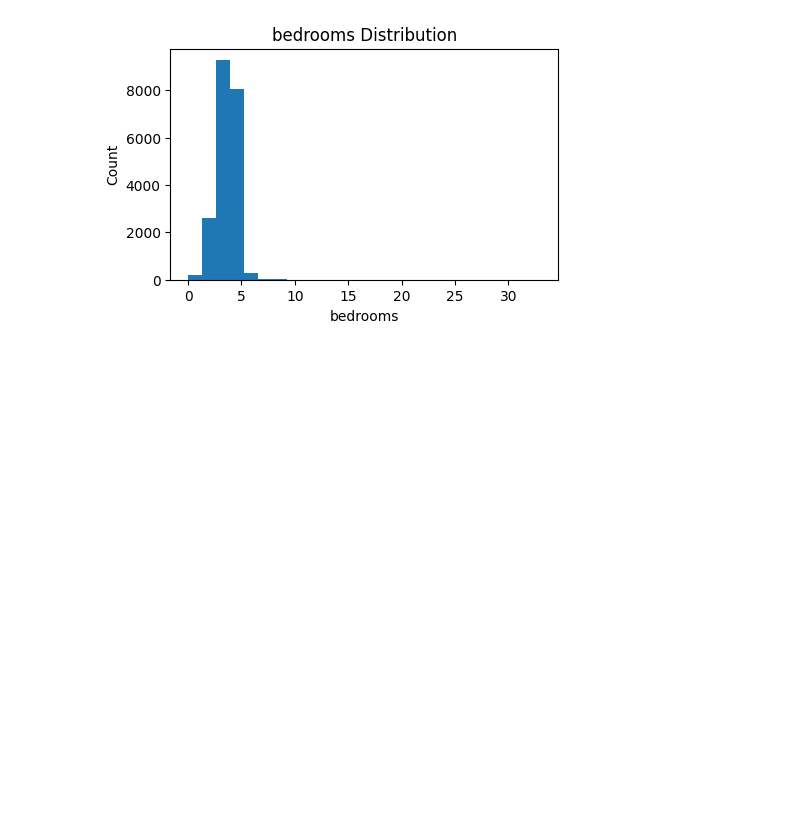
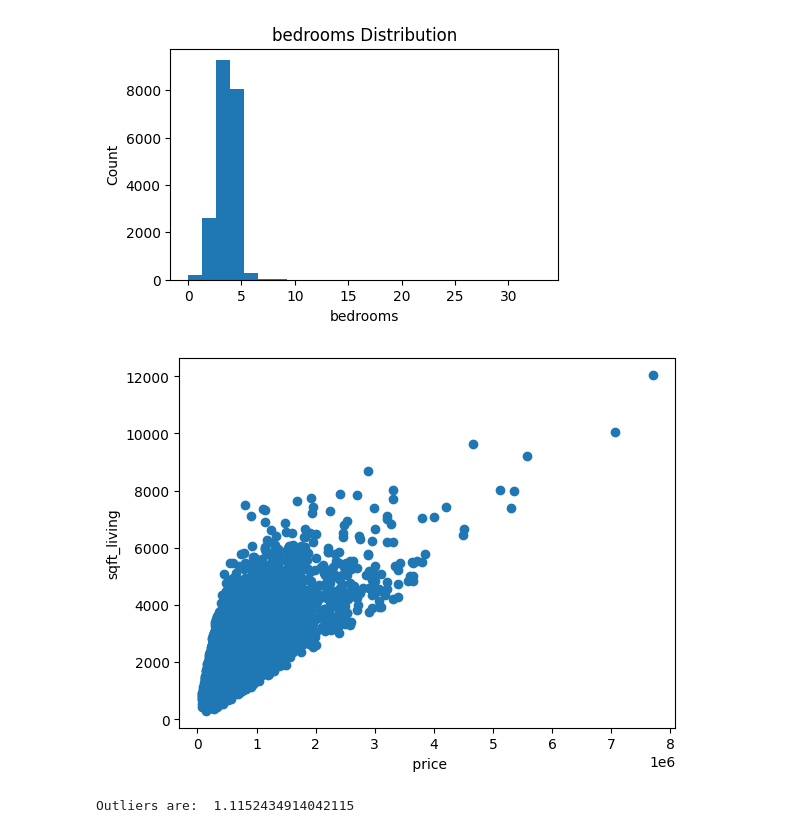
Before and after one commit to michelmalki/MichelMalki, a Jupyter notebook: house_sales.ipynb, the cells around one changed output. Saved outputs shown, nothing was run; the diff lists cells and outputs as text; code cells hidden in the pictures; blank space fills up the shorter version.

```diff
--- a/house_sales.ipynb
+++ b/house_sales.ipynb
@@ -166,3 +179,16 @@ min          0.000000
 max         33.000000
 Name: bedrooms, dtype: float64
 [figure]
+# %%
+import pandas as pd
+x = df['price']
+y = df['sqft_living']
+plt.scatter(x,y)
+plt.xlabel(' price')
+plt.ylabel('sqft_living')
+plt.show()
+df = df[df['sqft_living']<7000]
+print("Outliers are: ", df['sqft_living'].skew())
+# %% [output]
+[figure, added]
+Outliers are:  1.1152434914042115
```
Also changed, not shown: parts of 9 cells of this notebook.
